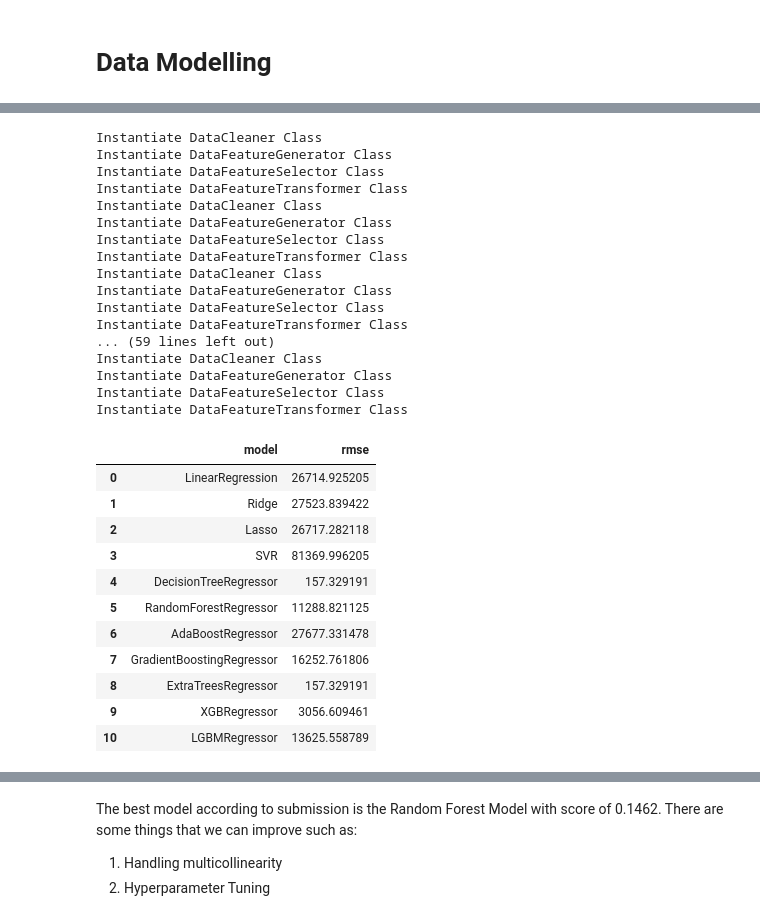
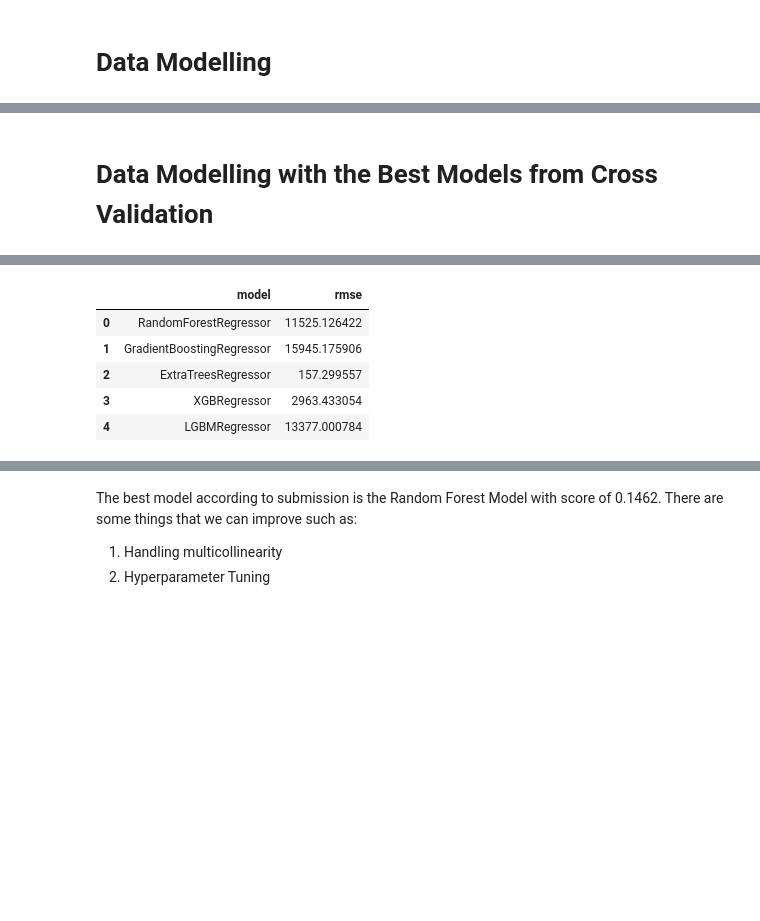
Before and after one commit to marcellinus-witarsah/house-prices-advanced-regression-techniques, a Jupyter notebook: notebooks/04-data-preparation-and-modelling.ipynb, the cells around one changed output, grey strips where cells are left out. Cells and saved outputs as stored; diff of their text form; code cells hidden in the pictures; blank space fills up the shorter version.

Commit message:
Update 04-data-preparation-and-modelling.ipynb
Perform cross validation and feature selection

```diff
--- a/notebooks/04-data-preparation-and-modelling.ipynb
+++ b/notebooks/04-data-preparation-and-modelling.ipynb
@@ -137,12 +132,14 @@ class DataCleaner:
 # %%
 class DataFeatureGenerator:
     def __init__(self) -> None:
-        print(f"Instantiate {__class__.__name__} Class")
+        # print(f"Instantiate {__class__.__name__} Class")
+        pass
+
 
     def process_data(self, dataset: pd.DataFrame) -> pd.DataFrame:
         # dataset = self.__generate_feature_by_sum(dataset, ['LotArea', 'LotFrontage'], 'TotalLotAre')
         dataset = self.__generate_feature_by_mean(dataset, ['YearBuilt', 'YearRemodAdd', 'GarageYrBlt'], 'OverallYear')
-        dataset = self.__generate_feature_by_sum(
+        dataset = self.__generate_feature_by_mean(
             dataset,
             [
                 'BsmtFinSF1', 'BsmtFinSF2', 'TotalBsmtSF',	'1stFlrSF',
@@ -151,8 +148,8 @@ class DataFeatureGenerator:
             ],
             'TotalSF'
         )
-        dataset = self.__generate_feature_by_sum(dataset, ['GrLivArea', 'FullBath', 'HalfBath', 'BedroomAbvGr', 'KitchenAbvGr', 'TotRmsAbvGrd'], 'TotalAbvGrd')
-        dataset = self.__generate_feature_by_sum(dataset, ['BsmtFullBath', 'BsmtHalfBath'], 'TotalBsmtBath')
+        dataset = self.__generate_feature_by_mean(dataset, ['GrLivArea', 'FullBath', 'HalfBath', 'BedroomAbvGr', 'KitchenAbvGr', 'TotRmsAbvGrd'], 'TotalAbvGrd')
+        dataset = self.__generate_feature_by_mean(dataset, ['BsmtFullBath', 'BsmtHalfBath'], 'TotalBsmtBath')
         return dataset
 
     def __generate_feature_by_sum(self, dataset: pd.DataFrame, features: list, new_feature_name: str) -> pd.DataFrame:
@@ -339,18 +322,3 @@ class DataFeatureScaler:
             dataset = pd.DataFrame(data=dataset_scaled, columns=dataset.columns) # create pandas dataframe
 
         return dataset
-
-
-data_cleaner = DataCleaner()
-dataset = data_cleaner.process_data(train_df, "train")
-data_feature_generator = DataFeatureGenerator()
-dataset = data_feature_generator.process_data(dataset)
-data_feature_selector = DataFeatureSelector()
-dataset = data_feature_selector.process_data(dataset,
-    ['OverallQual', 'MasVnrArea', 'Fireplaces', 'GarageArea', 'OverallYear', 'TotalSF', 'TotalAbvGrd', 'TotalBsmtBath']
-    + dataset.select_dtypes(include=['object']).columns.tolist()
-)
-data_feature_transformer = DataFeatureTransformer()
-dataset = data_feature_transformer.process_data(dataset)
-data_feature_scaler = DataFeatureScaler()
-dataset = data_feature_scaler.process_data(dataset, "minmax", "train")
@@ -540,7 +324,0 @@ class DataPreprocessor:
-# %%
-train_data_path = os.path.join(project_dir, os.getenv('RAW_FOLDER'), 'house-prices-advanced-regression-techniques', 'train.csv')
-test_data_path = os.path.join(project_dir, os.getenv('RAW_FOLDER'), 'house-prices-advanced-regression-techniques', 'test.csv')
-
-data_preprocessor = DataPreprocessor()
-X_train_data_preprocessor = data_preprocessor.preprocess_data(DataLoader.load_data(train_data_path).drop(columns=['SalePrice']), "train")
-# data_preprocessor.preprocess_data(DataLoader.load_data(test_data_path), "test")
@@ -669,3 +438,5 @@ one_hot_categorical_columns = {
+# %% [markdown]
+# Data Modelling with the Best Models from Cross Validation
 # %%
 # Prepare Data Path
 train_data_path = os.path.join(project_dir, os.getenv('RAW_FOLDER'), 'house-prices-advanced-regression-techniques', 'train.csv')
@@ -679,7 +450,11 @@ def preprocess_data(dataset: pd.DataFrame, dataset_type: str) -> pd.DataFrame:
     dataset = data_feature_generator.process_data(dataset)
     data_feature_selector = DataFeatureSelector()
     dataset = data_feature_selector.process_data(dataset,
-        ['OverallQual', 'MasVnrArea', 'Fireplaces', 'GarageArea', 'OverallYear', 'TotalSF', 'TotalAbvGrd', 'TotalBsmtBath']
+        [
+            'LotFrontage', 'OverallQual', 'YearBuilt',
+            'MasVnrArea', 'TotalSF', 'TotalAbvGrd',
+            'Fireplaces', 'GarageArea',
+        ]
         + dataset.select_dtypes(include=['object']).columns.tolist()
     )
     data_feature_transformer = DataFeatureTransformer()
@@ -691,11 +466,10 @@ def preprocess_data(dataset: pd.DataFrame, dataset_type: str) -> pd.DataFrame:
 
 date = datetime.datetime.now().strftime('%Y%m%d')
 
+# use the top 5 best
 models = [
-    LinearRegression(), Ridge(), Lasso(),
-    SVR(), DecisionTreeRegressor(), RandomForestRegressor(),
-    AdaBoostRegressor(), GradientBoostingRegressor(), ExtraTreesRegressor(),
-    XGBRegressor(), LGBMRegressor()
+    RandomForestRegressor(random_state=42), GradientBoostingRegressor(random_state=42),
+    ExtraTreesRegressor(random_state=42), XGBRegressor(random_state=42), LGBMRegressor(random_state=42)
 ]
 
 model_names = [model.__class__.__name__ for model in models]
@@ -758,29 +519,6 @@ Instantiate DataFeatureTransformer Class
-Instantiate DataCleaner Class
-Instantiate DataFeatureGenerator Class
-Instantiate DataFeatureSelector Class
-Instantiate DataFeatureTransformer Class
-Instantiate DataCleaner Class
-Instantiate DataFeatureGenerator Class
-Instantiate DataFeatureSelector Class
-Instantiate DataFeatureTransformer Class
-Instantiate DataCleaner Class
-Instantiate DataFeatureGenerator Class
-Instantiate DataFeatureSelector Class
-Instantiate DataFeatureTransformer Class
-... (59 lines left out)
-Instantiate DataCleaner Class
-Instantiate DataFeatureGenerator Class
-Instantiate DataFeatureSelector Class
-Instantiate DataFeatureTransformer Class
 |  | model | rmse |
-| 0 | LinearRegression | 26714.925205 |
-| 1 | Ridge | 27523.839422 |
-| 2 | Lasso | 26717.282118 |
-| 3 | SVR | 81369.996205 |
-| 4 | DecisionTreeRegressor | 157.329191 |
-| 5 | RandomForestRegressor | 11288.821125 |
-| 6 | AdaBoostRegressor | 27677.331478 |
-| 7 | GradientBoostingRegressor | 16252.761806 |
-| 8 | ExtraTreesRegressor | 157.329191 |
-| 9 | XGBRegressor | 3056.609461 |
-| 10 | LGBMRegressor | 13625.558789 |
+| 0 | RandomForestRegressor | 11525.126422 |
+| 1 | GradientBoostingRegressor | 15945.175906 |
+| 2 | ExtraTreesRegressor | 157.299557 |
+| 3 | XGBRegressor | 2963.433054 |
+| 4 | LGBMRegressor | 13377.000784 |
```
Also changed, not shown: parts of 21 cells of this notebook.
